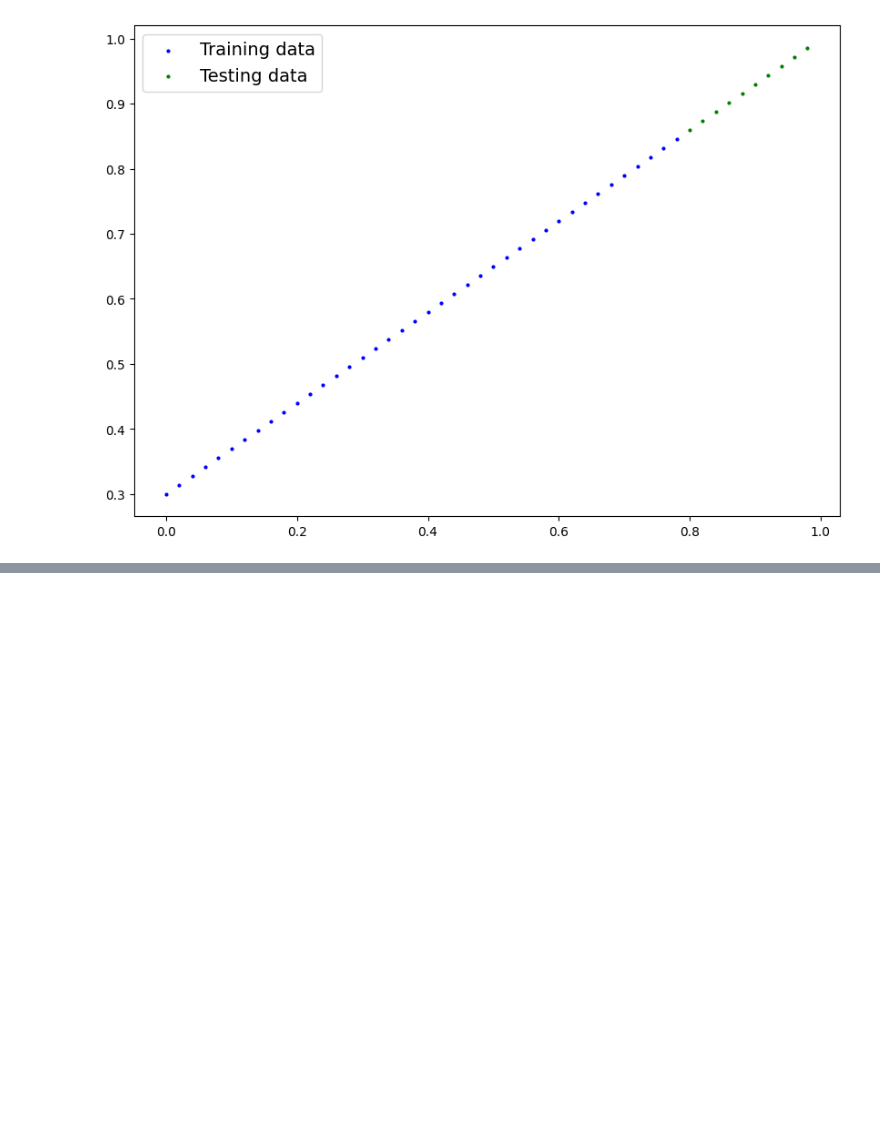
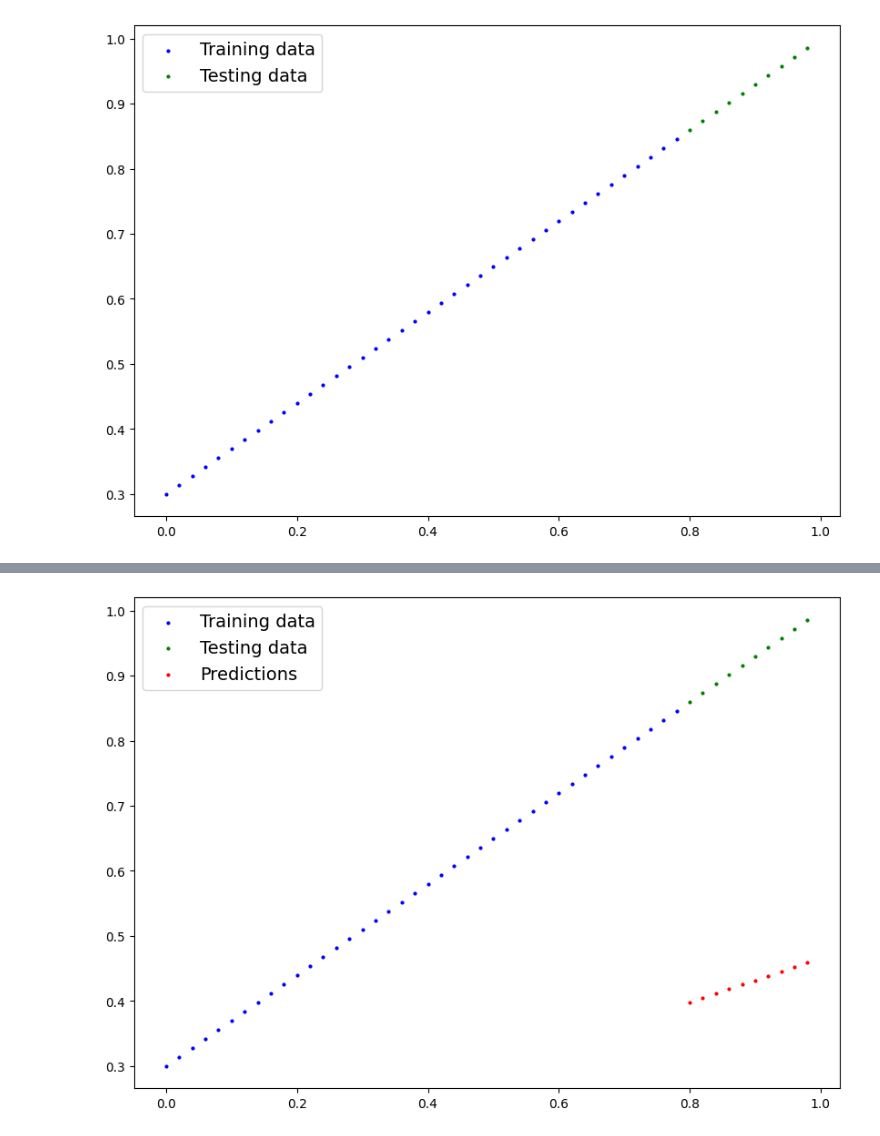
Before and after one commit to aungsannphyo/PyTorch-for-Deep-Learning-Machine-Learning, a Jupyter notebook: 01_pytorch_workflow.ipynb, the cells around one changed output, grey strips where cells are left out. Saved outputs shown, nothing was run; the diff lists cells and outputs as text; code cells hidden in the pictures; blank space fills up the shorter version.

```diff
--- a/01_pytorch_workflow.ipynb
+++ b/01_pytorch_workflow.ipynb
@@ -159,0 +442,4 @@ class LinearRegressionModel(nn.Module): # <- almost everything in PyTorch inheri
+# %%
+plot_predictions(predictions=y_preds)
+# %% [output]
+[figure, added]
```
Also changed, not shown: parts of 60 cells of this notebook, 3 other files.
